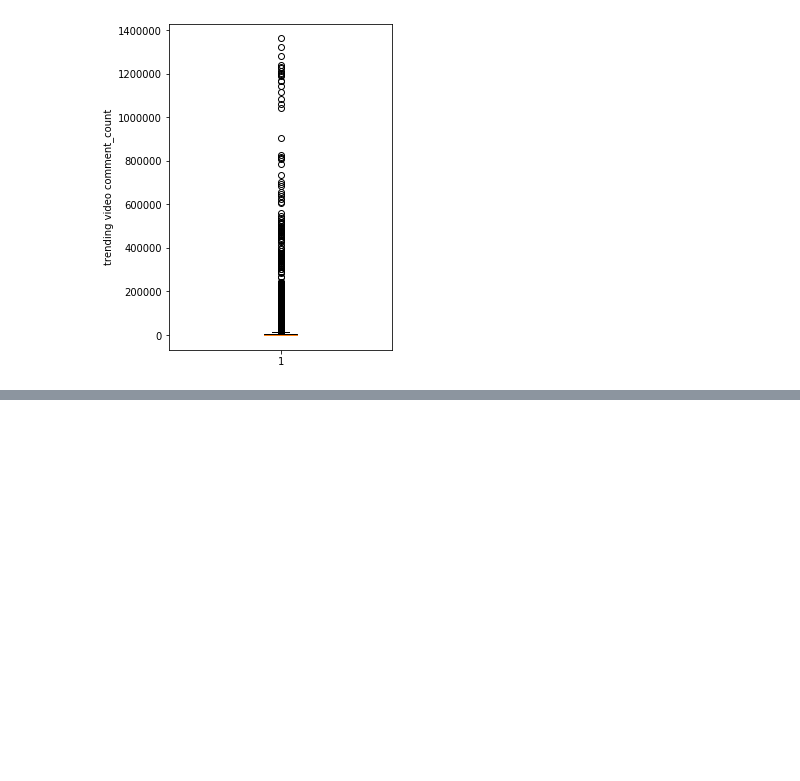
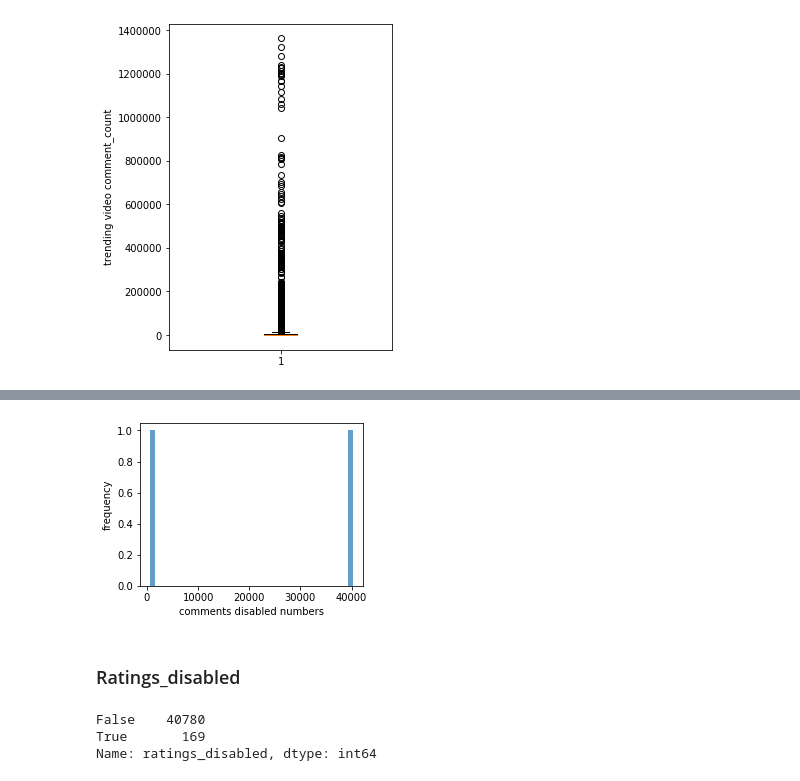
Before and after one commit to Wchoward/DataMiningClass, a Jupyter notebook: youtube.ipynb, the cells around one changed output, grey strips where cells are left out. Cells and saved outputs as stored; diff of their text form; code cells hidden in the pictures; blank space fills up the shorter version.

```diff
--- a/youtube.ipynb
+++ b/youtube.ipynb
@@ -295,0 +314,17 @@ plt.show()
+# %%
+fig = plt.figure(figsize = (4, 3))
+plt.hist(np.array(US_data_comments_disabled), bins = 40, alpha = 0.7)
+plt.xlabel('comments disabled numbers')
+plt.ylabel('frequency')
+plt.show()
+# %% [output]
+[figure, added]
+# %% [markdown]
+### Ratings_disabled
+# %%
+US_data_ratings_disabled = US_data['ratings_disabled'].value_counts()
+US_data_ratings_disabled
+# %% [output]
+False    40780
+True       169
+Name: ratings_disabled, dtype: int64
```
Also changed, not shown: parts of 10 cells of this notebook.
